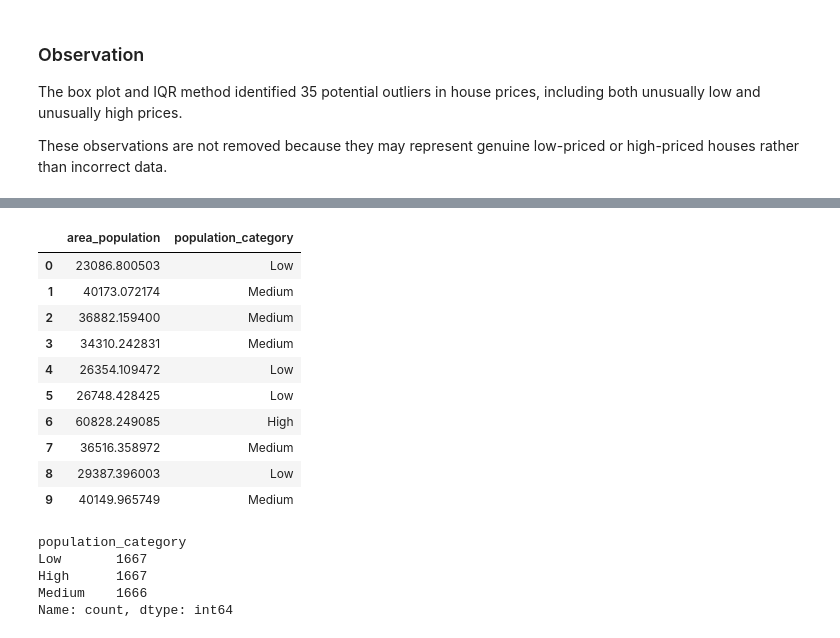
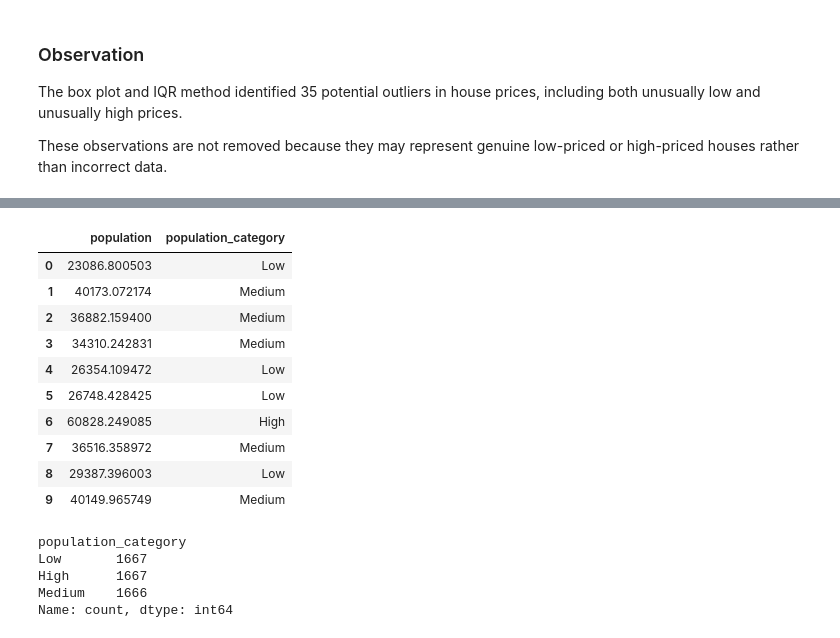
Before and after one commit to shivampandey99/House-Price-Prediction, a Jupyter notebook: Notebook/House_Price_Prediction.ipynb, the cells around one changed output, grey strips where cells are left out. Saved outputs shown, nothing was run; the diff lists cells and outputs as text; code cells hidden in the pictures.

```diff
--- a/Notebook/House_Price_Prediction.ipynb
+++ b/Notebook/House_Price_Prediction.ipynb
@@ -109,11 +109,11 @@ df.head()
 | 4 | 59982.197226 | 5.040555 | 7.839388 | 4.23 | 26354.109472 | ... |
 # %%
 df = df.rename(columns={
-    "Avg. Area Income": "avg_area_income",
-    "Avg. Area House Age": "avg_area_house_age",
-    "Avg. Area Number of Rooms": "avg_area_num_rooms",
-    "Avg. Area Number of Bedrooms": "avg_area_num_bedrooms",
-    "Area Population": "area_population",
+    "Avg. Area Income": "income",
+    "Avg. Area House Age": "house_age",
+    "Avg. Area Number of Rooms": "rooms",
+    "Avg. Area Number of Bedrooms": "bedrooms",
+    "Area Population": "population",
     "Price": "price"
 })
 
@@ -314,6 +309,0 @@ These observations are not removed because they may represent genuine low-priced
-# %%
-df["rooms_per_bedroom"] = (
-    df["avg_area_num_rooms"] / df["avg_area_num_bedrooms"]
-)
-
-df.head()
@@ -340,13 +310,13 @@ df[[
 # %%
 df["population_category"] = pd.qcut(
-    df["area_population"],
+    df["population"],
     q=3,
     labels=["Low", "Medium", "High"]
 )
 
-df[["area_population", "population_category"]].head(10)
+df[["population", "population_category"]].head(10)
 # %% [output]
-|  | area_population | population_category |
+|  | population | population_category |
 | 0 | 23086.800503 | Low |
 | 1 | 40173.072174 | Medium |
 | 2 | 36882.159400 | Medium |
```
Also changed, not shown: parts of 31 cells of this notebook, 8 other files.
